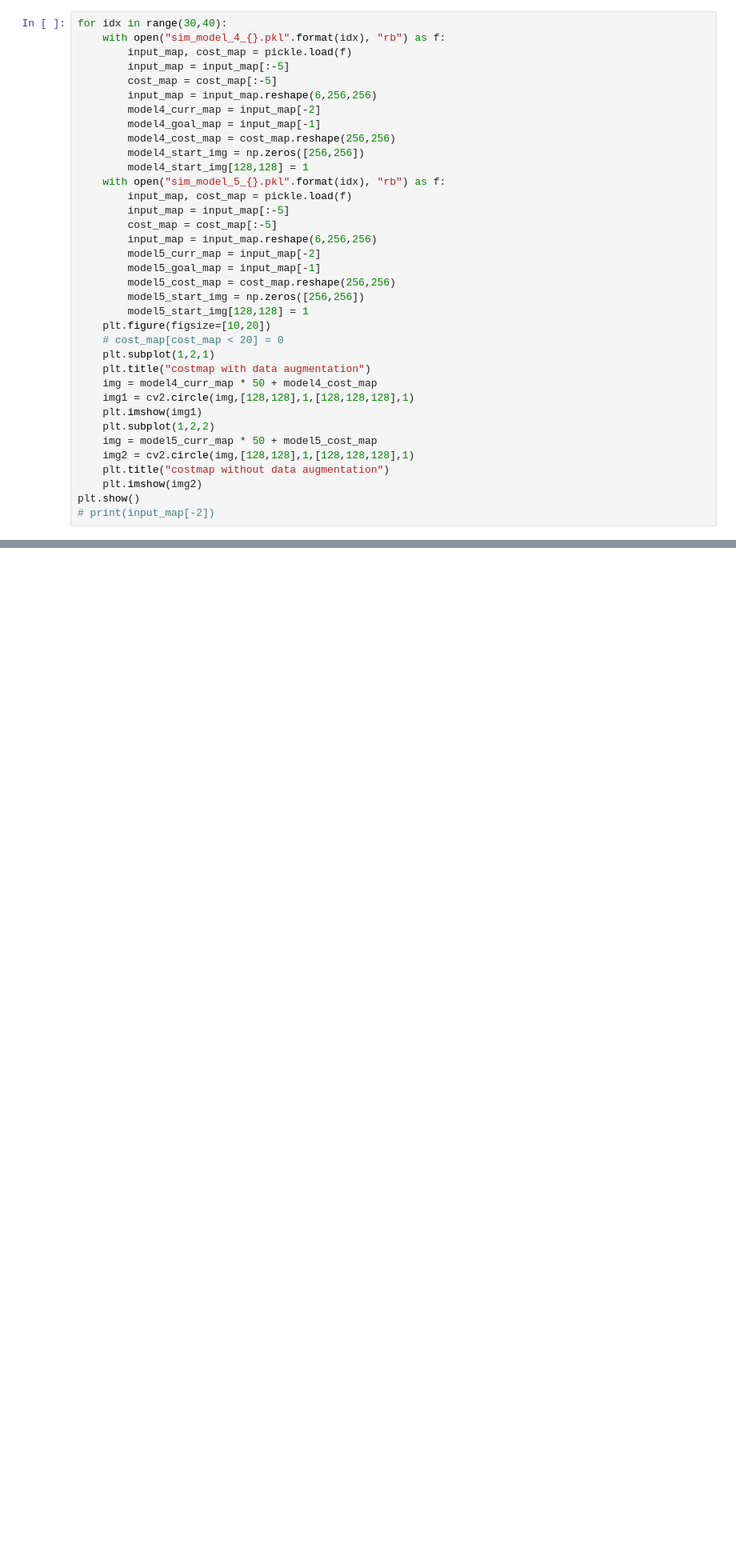
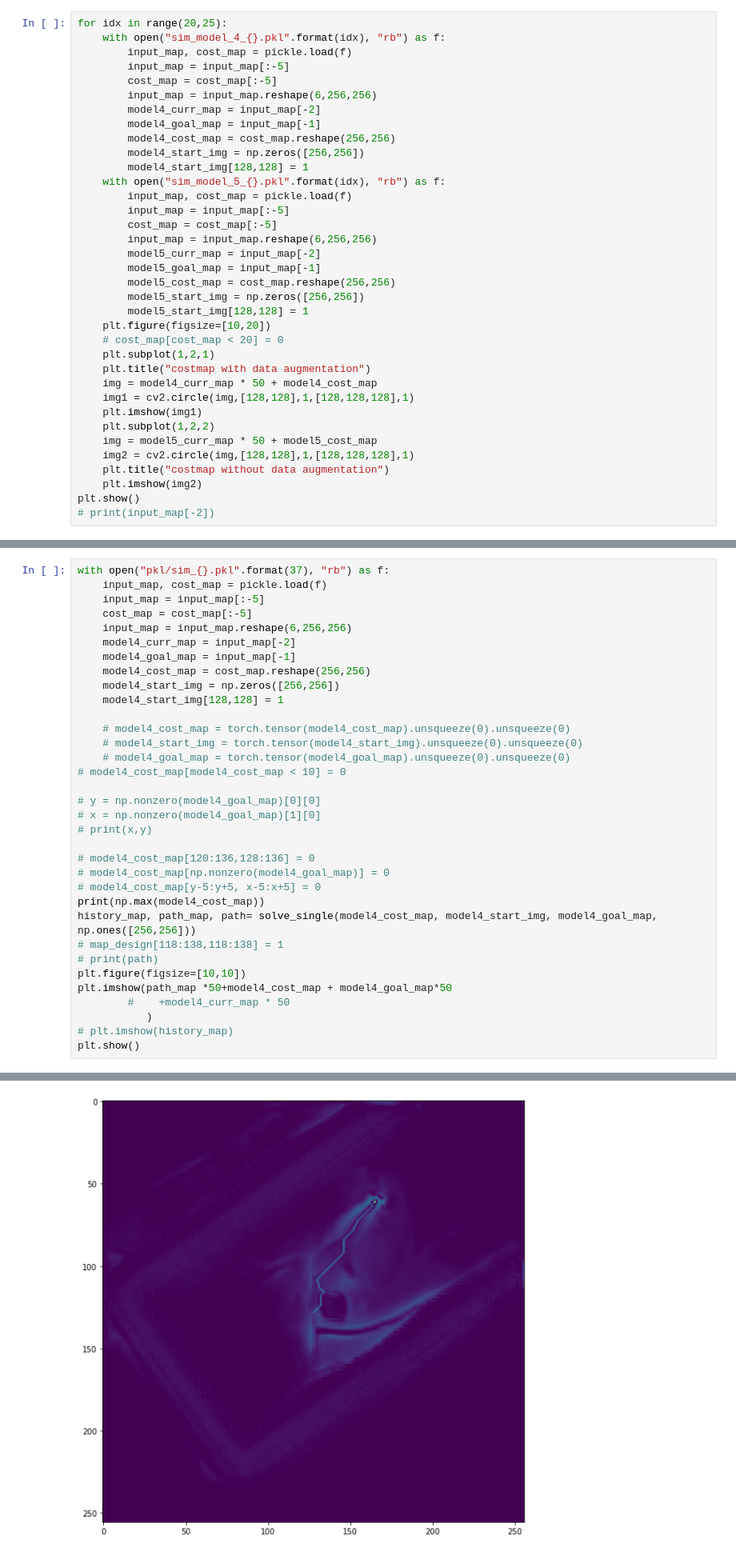
Before and after one commit to OAHC2022/graph_navigation, a Jupyter notebook: sim_vis/visualize.ipynb, the cells around one changed output, grey strips where cells are left out. Shown at 80% size. Saved outputs shown, nothing was run; the diff lists cells and outputs as text; blank space fills up the shorter version.

Commit message:
update graphnav with costmap

```diff
--- a/sim_vis/visualize.ipynb
+++ b/sim_vis/visualize.ipynb
@@ -4,7 +4,7 @@ import matplotlib.pyplot as plt
 import numpy as np
 import cv2
 # %%
-for idx in range(30,40):
+for idx in range(20,25):
     with open("sim_model_4_{}.pkl".format(idx), "rb") as f:
         input_map, cost_map = pickle.load(f)
         input_map = input_map[:-5]
@@ -52,0 +191,35 @@ plt.show()
+# %%
+with open("pkl/sim_{}.pkl".format(37), "rb") as f:
+    input_map, cost_map = pickle.load(f)
+    input_map = input_map[:-5]
+    cost_map = cost_map[:-5]
+    input_map = input_map.reshape(6,256,256)
+    model4_curr_map = input_map[-2]
+    model4_goal_map = input_map[-1]
+    model4_cost_map = cost_map.reshape(256,256)
+    model4_start_img = np.zeros([256,256])
+    model4_start_img[128,128] = 1
+
+    # model4_cost_map = torch.tensor(model4_cost_map).unsqueeze(0).unsqueeze(0)
+    # model4_start_img = torch.tensor(model4_start_img).unsqueeze(0).unsqueeze(0)
+    # model4_goal_map = torch.tensor(model4_goal_map).unsqueeze(0).unsqueeze(0)
+# model4_cost_map[model4_cost_map < 10] = 0
+
+# y = np.nonzero(model4_goal_map)[0][0]
+# x = np.nonzero(model4_goal_map)[1][0]
+# print(x,y)
+
+# model4_cost_map[120:136,128:136] = 0
+# model4_cost_map[np.nonzero(model4_goal_map)] = 0
+# model4_cost_map[y-5:y+5, x-5:x+5] = 0
+print(np.max(model4_cost_map))
+history_map, path_map, path= solve_single(model4_cost_map, model4_start_img, model4_goal_map, np.ones([256,256]))
+# map_design[118:138,118:138] = 1
+# print(path)
+plt.figure(figsize=[10,10])
+plt.imshow(path_map *50+model4_cost_map + model4_goal_map*50
+        #    +model4_curr_map * 50
+           )
+# plt.imshow(history_map)
+plt.show()
+# %% [output]
@@ -52,0 +227 @@ plt.show()
+[figure, added]
```
Also changed, not shown: parts of 7 cells of this notebook, 10 other files.
